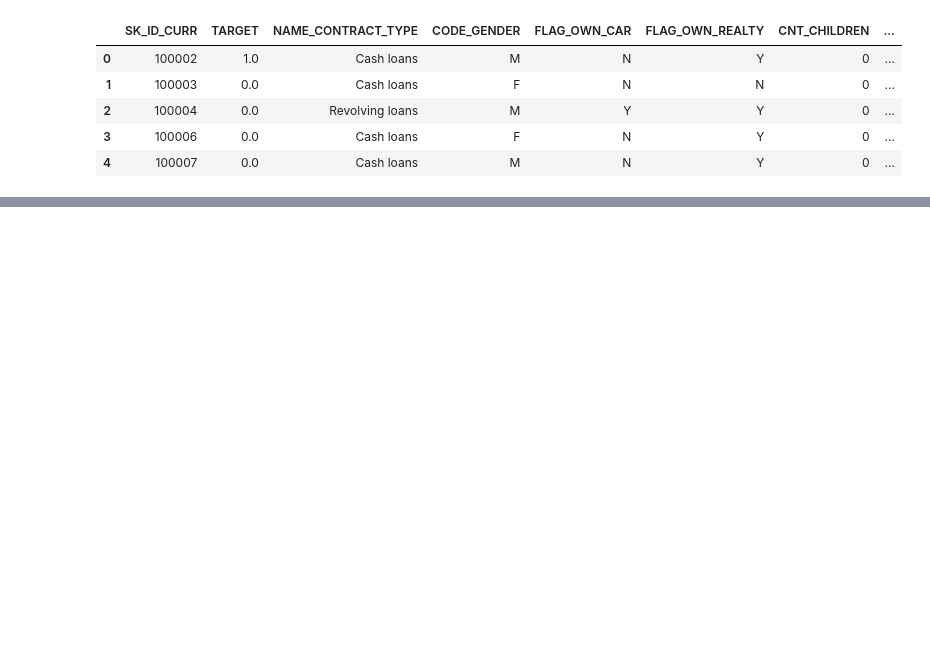
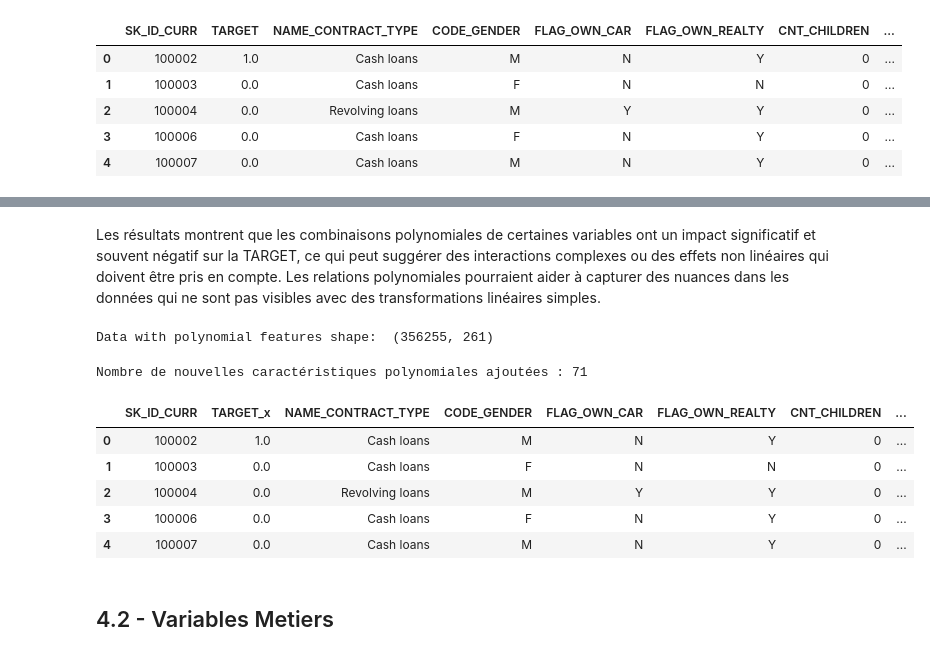
Before and after one commit to GaryMauger/P7_implementer_modele_scoring, a Jupyter notebook: Projet_7.ipynb, the cells around one changed output, grey strips where cells are left out. Saved outputs shown, nothing was run; the diff lists cells and outputs as text; code cells hidden in the pictures; blank space fills up the shorter version.

Commit message:
features engineering poly

```diff
--- a/Projet_7.ipynb
+++ b/Projet_7.ipynb
@@ -2148,0 +2209,16 @@ df_final.head()
+# %%
+# Créer des DataFrames pour les caractéristiques transformées
+poly_features_train_df = pd.DataFrame(poly_features_train, columns=feature_names)
+poly_features_test_df = pd.DataFrame(poly_features_test, columns=feature_names)
+
+# Ajouter la colonne cible uniquement au DataFrame d'entraînement
+poly_features_train_df['TARGET'] = df_train['TARGET'].values
+
+# Trouver les corrélations avec la cible
+poly_corrs = poly_features_train_df.corr()['TARGET'].sort_values()
+
+# Afficher les plus négatifs et les plus positifs
+print("10 caractéristiques les plus négativement corrélées avec la cible :")
+print(poly_corrs.head(10))
+print("\n5 caractéristiques les plus positivement corrélées avec la cible :")
+print(poly_corrs.tail(5))
@@ -2148,0 +2246,43 @@ df_final.head()
+# %% [markdown]
+Les résultats montrent que les combinaisons polynomiales de certaines variables ont un impact significatif et souvent négatif sur la TARGET, ce qui peut suggérer des interactions complexes ou des effets non linéaires qui doivent être pris en compte. Les relations polynomiales pourraient aider à capturer des nuances dans les données qui ne sont pas visibles avec des transformations linéaires simples.
+# %%
+# Ajouter 'SK_ID_CURR' aux DataFrames de caractéristiques polynomiales
+poly_features_train_df['SK_ID_CURR'] = df_application_train['SK_ID_CURR'].values
+poly_features_test_df['SK_ID_CURR'] = df_application_test['SK_ID_CURR'].values
+
+# Fusionner les caractéristiques polynomiales avec df_final
+df_final_with_poly_train = df_final.merge(poly_features_train_df, on='SK_ID_CURR', how='left')
+df_final_with_poly = df_final_with_poly_train.merge(poly_features_test_df, on='SK_ID_CURR', how='left', suffixes=('_train', '_test'))
+
+# Vérifie si les colonnes des caractéristiques polynomiales sont correctement ajoutées
+print('Data with polynomial features shape: ', df_final_with_poly.shape)
+# %% [output]
+Data with polynomial features shape:  (356255, 261)
+# %%
+# Nombre de colonnes avant l'ajout des caractéristiques polynomiales
+initial_columns = len(df_final.columns)
+
+# Ajoute les caractéristiques polynomiales à df_final
+df_final_with_poly_train = df_final.merge(poly_features_train_df, on='SK_ID_CURR', how='left')
+df_final_with_poly = df_final_with_poly_train.merge(poly_features_test_df, on='SK_ID_CURR', how='left', suffixes=('_train', '_test'))
+
+# Nombre de colonnes après l'ajout des caractéristiques polynomiales
+final_columns = len(df_final_with_poly.columns)
+
+# Calculer le nombre de nouvelles caractéristiques ajoutées
+num_new_features = final_columns - initial_columns
+
+print(f'Nombre de nouvelles caractéristiques polynomiales ajoutées : {num_new_features}')
+# %% [output]
+Nombre de nouvelles caractéristiques polynomiales ajoutées : 71
+# %%
+df_final_with_poly.head()
+# %% [output]
+|  | SK_ID_CURR | TARGET_x | NAME_CONTRACT_TYPE | CODE_GENDER | FLAG_OWN_CAR | FLAG_OWN_REALTY | CNT_CHILDREN | ... |
+| 0 | 100002 | 1.0 | Cash loans | M | N | Y | 0 | ... |
+| 1 | 100003 | 0.0 | Cash loans | F | N | N | 0 | ... |
+| 2 | 100004 | 0.0 | Revolving loans | M | Y | Y | 0 | ... |
+| 3 | 100006 | 0.0 | Cash loans | F | N | Y | 0 | ... |
+| 4 | 100007 | 0.0 | Cash loans | M | N | Y | 0 | ... |
+# %% [markdown]
+## 4.2 - Variables Metiers
```
Also changed, not shown: parts of 19 cells of this notebook.
